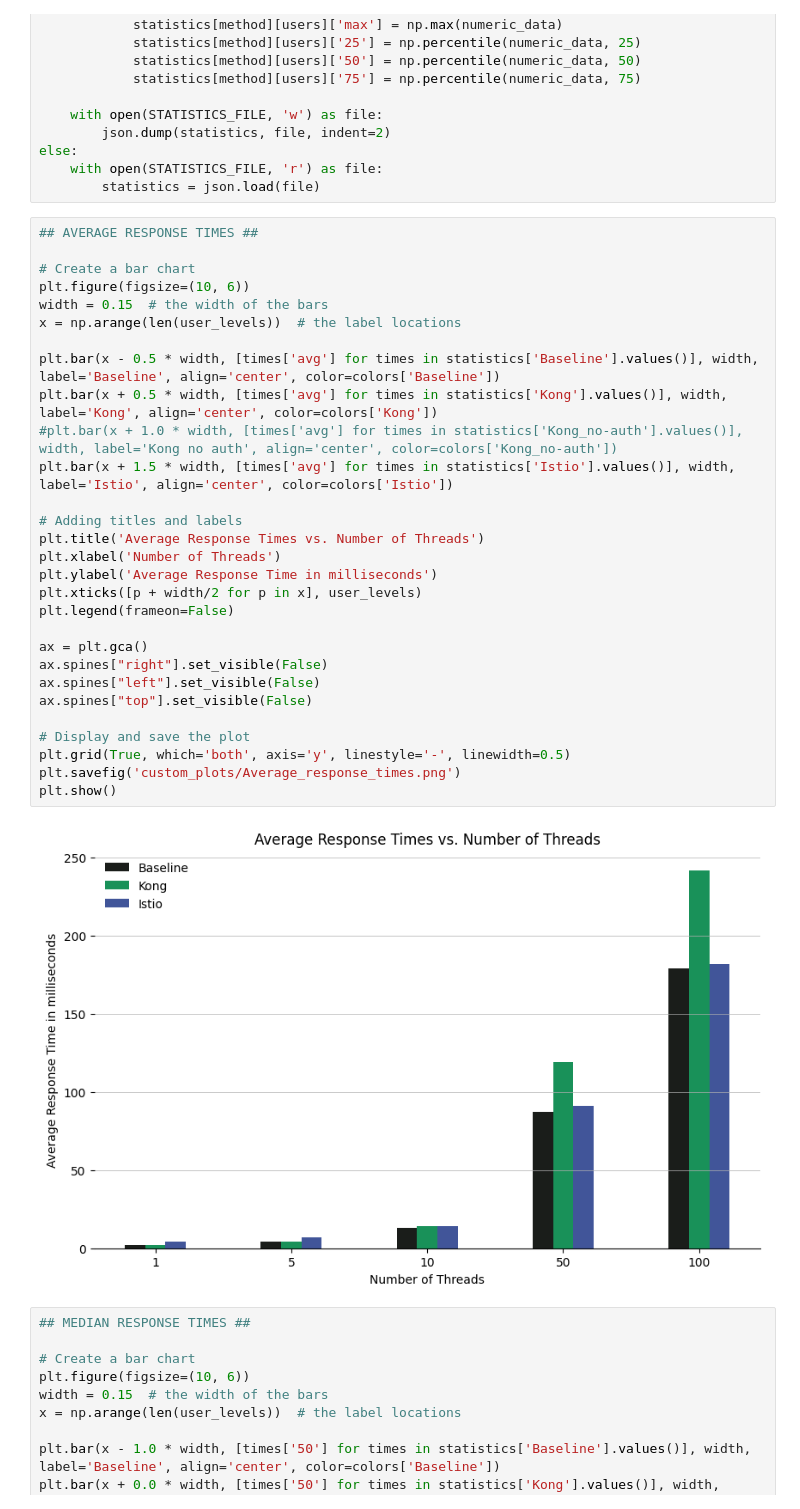
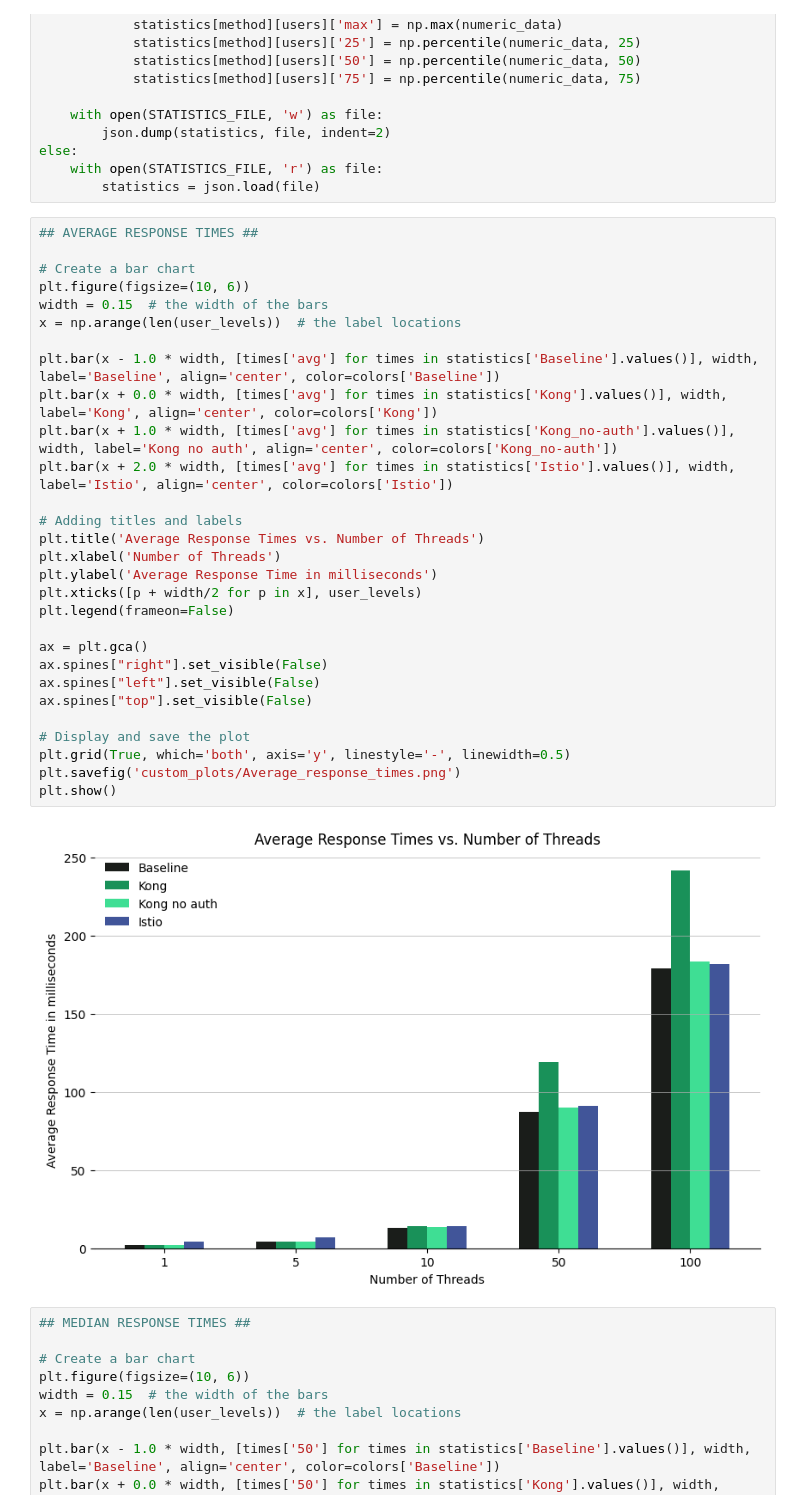
Before and after one commit to christophkormesser/Bachelors-Project, a Jupyter notebook: data/bar_charts.ipynb, the cells around one changed output. Cells and saved outputs as stored; diff of their text form.

```diff
--- a/data/bar_charts.ipynb
+++ b/data/bar_charts.ipynb
@@ -292,34 +292,34 @@ else:
 # %%
 ## AVERAGE RESPONSE TIMES ##
 
 # Create a bar chart
 plt.figure(figsize=(10, 6))
 width = 0.15  # the width of the bars
 x = np.arange(len(user_levels))  # the label locations
 
-plt.bar(x - 0.5 * width, [times['avg'] for times in statistics['Baseline'].values()], width, label='Baseline', align='center', color=colors['Baseline'])
-plt.bar(x + 0.5 * width, [times['avg'] for times in statistics['Kong'].values()], width, label='Kong', align='center', color=colors['Kong'])
-#plt.bar(x + 1.0 * width, [times['avg'] for times in statistics['Kong_no-auth'].values()], width, label='Kong no auth', align='center', color=colors['Kong_no-auth'])
-plt.bar(x + 1.5 * width, [times['avg'] for times in statistics['Istio'].values()], width, label='Istio', align='center', color=colors['Istio'])
+plt.bar(x - 1.0 * width, [times['avg'] for times in statistics['Baseline'].values()], width, label='Baseline', align='center', color=colors['Baseline'])
+plt.bar(x + 0.0 * width, [times['avg'] for times in statistics['Kong'].values()], width, label='Kong', align='center', color=colors['Kong'])
+plt.bar(x + 1.0 * width, [times['avg'] for times in statistics['Kong_no-auth'].values()], width, label='Kong no auth', align='center', color=colors['Kong_no-auth'])
+plt.bar(x + 2.0 * width, [times['avg'] for times in statistics['Istio'].values()], width, label='Istio', align='center', color=colors['Istio'])
 
 # Adding titles and labels
 plt.title('Average Response Times vs. Number of Threads')
 plt.xlabel('Number of Threads')
 plt.ylabel('Average Response Time in milliseconds')
 plt.xticks([p + width/2 for p in x], user_levels)
 plt.legend(frameon=False)
 
 ax = plt.gca()
 ax.spines["right"].set_visible(False)
 ax.spines["left"].set_visible(False)
 ax.spines["top"].set_visible(False)
 
 # Display and save the plot
 plt.grid(True, which='both', axis='y', linestyle='-', linewidth=0.5)
 plt.savefig('custom_plots/Average_response_times.png')
 plt.show()
 # %% [output]
-[figure, old version]
+[figure, new version]
 # %%
 ## MEDIAN RESPONSE TIMES ##
 
```
Also changed, not shown: parts of 1 cell of this notebook.
